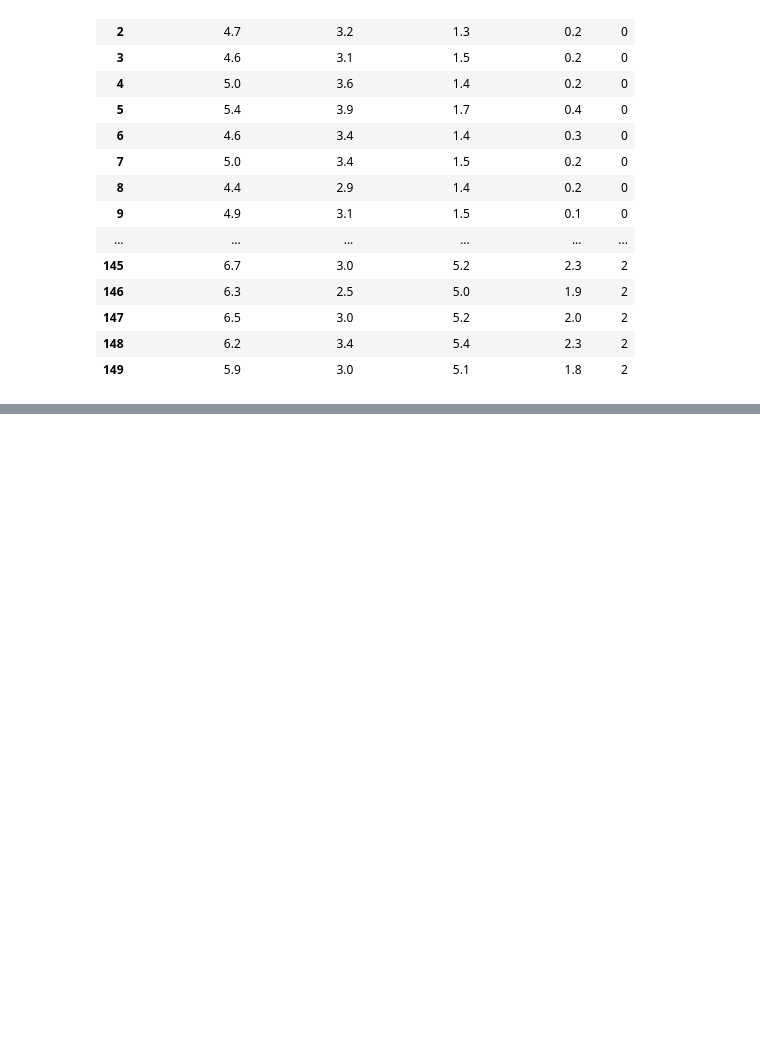
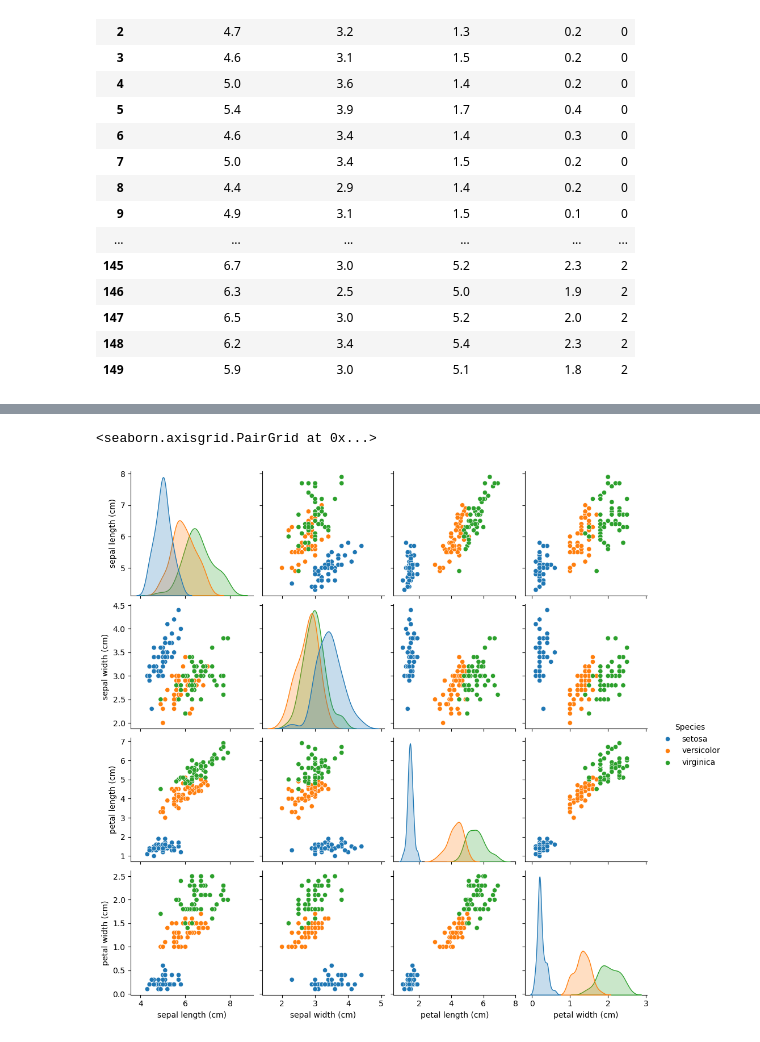
Before and after one commit to adachi0612/iris_work, a Jupyter notebook: analyze_iris_ruito_adachi.ipynb, the cells around one changed output, grey strips where cells are left out. Saved outputs shown, nothing was run; the diff lists cells and outputs as text; code cells hidden in the pictures; blank space fills up the shorter version.

```diff
--- a/analyze_iris_ruito_adachi.ipynb
+++ b/analyze_iris_ruito_adachi.ipynb
@@ -36,0 +50,5 @@ iris.get()
+# %%
+iris.pair_plot(diag_kind="kde")
+# %% [output]
+<seaborn.axisgrid.PairGrid at 0x...>
+[figure, added]
```
Also changed, not shown: parts of 2 cells of this notebook, 2 other files.
